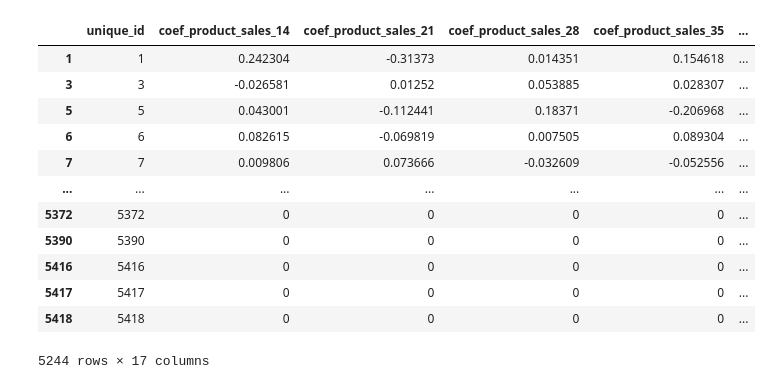
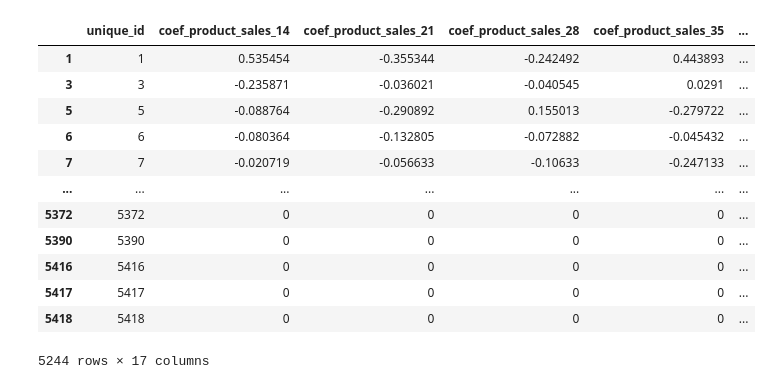
Before and after one commit to TylerFeemster/Rohlik-Sales-Forecasting, a Jupyter notebook: cvxpy.ipynb, the cells around one changed output. Saved outputs shown, nothing was run; the diff lists cells and outputs as text; code cells hidden in the pictures.

```diff
--- a/cvxpy.ipynb
+++ b/cvxpy.ipynb
@@ -11,7 +11,19 @@ df['city'] = df['warehouse'].apply(lambda x: x.split('_')[0])
 df['dayofweek'] = df['date'].dt.dayofweek
 df['year'] = df['date'].dt.year
 
-df['sales'] = np.sqrt(df['sell_price_main'] * df['sales'])
+warehouse_weight = {
+    'Brno_1': 0.060415,
+    'Budapest_1': 0.002977,
+    'Frankfurt_1': 1.355029,
+    'Munich_1': 1.762047,
+    'Prague_1': 0.066596,
+    'Prague_2': 0.038047,
+    'Prague_3': 0.031790
+}
+
+df['ware_wgt'] = df['warehouse'].apply(lambda x: warehouse_weight[x])
+
+df['sales'] = df['sell_price_main'] * df['sales'] * df['ware_wgt']
 
 df['discount_amount'] = df['sell_price_main'] * df[[f'type_{i}_discount' for i in range(7)]].max(axis=1)
 # %%
@@ -92,27 +129,4 @@ df = df.drop([f'lag_{i}' for i in OFF_PERIODS], axis=1)
 # %%
-import cvxpy as cp
-from tqdm import tqdm
-
-nec_cols = ['product_sales_14', 'product_sales_21', 'product_sales_28', 'product_sales_35',
-            'weekday_avg_sales', 'week_trend', 'week_moving_trend', 'moving', 'normed_week_mean',
-            'normed_week_median', 'discount_amount'] + [f'lag_{i}' for i in [14, 21, 28, 35]]
-
-def mae_reg(X: pd.DataFrame, y: pd.Series):
-    X_np = X.to_numpy()
-    y_np = y.to_numpy()
-
-    _, d = X_np.shape
-    beta = cp.Variable(d)
-    intercept = cp.Variable()
-
-    residuals = y_np - (X_np @ beta + intercept)
-    objective = cp.Minimize(cp.sum(cp.abs(residuals)))
-    problem = cp.Problem(objective)
-    problem.solve()
-
-    return beta.value, intercept.value
-
-
 size = df[['unique_id', 'date']].groupby('unique_id', observed=True).count(
 ).reset_index().rename(columns={'date': 'n_many'})
 small = size.loc[size['n_many'] < 60]
@@ -132,7 +146,7 @@ lil_ids = lil_df['unique_id'].unique().tolist()
 
 dict = {}
 for id in tqdm(disc_ids):
-    beta, intercept = mae_reg(
+    beta, intercept = mse_reg(
         big_df.loc[big_df['unique_id'] == id, nec_cols], big_df.loc[big_df['unique_id'] == id, 'sales'])
     dict[id] = {
         'unique_id': id,
@@ -144,40 +158,40 @@ no_disc = nec_cols.copy()
 no_disc.remove('discount_amount')
 
 for id in tqdm(no_disc_ids):
-    beta, intercept = mae_reg(
+    beta, intercept = mse_reg(
         big_df.loc[big_df['unique_id'] == id, no_disc], big_df.loc[big_df['unique_id'] == id, 'sales'])
     dict[id] = {
         'unique_id': id,
         **{'coef_' + col: coef for col, coef in zip(no_disc, beta)},
         'coef_discount_amount': 0,
         'intercept': intercept
     }
 
 smol_cols = ['weekday_avg_sales']
 non_cols = nec_cols.copy()
 for col in smol_cols:
     non_cols.remove(col)
 for id in tqdm(lil_ids):
-    beta, intercept = mae_reg(
+    beta, intercept = mse_reg(
         lil_df.loc[lil_df['unique_id'] == id, smol_cols], lil_df.loc[lil_df['unique_id'] == id, 'sales'])
     dict[id] = {
         'unique_id': id,
         **{'coef_' + col: coef for col, coef in zip(smol_cols, beta)},
         **{'coef_' + col: 0 for col in non_cols},
         'intercept': intercept
     }
 
 dataframe = pd.DataFrame(dict).T
 dataframe['unique_id'] = dataframe['unique_id'].astype(int)
 display(dataframe)
 dataframe.to_csv('./trend_coefs.csv', index=False)
 # %% [output]
 |  | unique_id | coef_product_sales_14 | coef_product_sales_21 | coef_product_sales_28 | coef_product_sales_35 | ... |
-| 1 | 1 | 0.242304 | -0.31373 | 0.014351 | 0.154618 | ... |
-| 3 | 3 | -0.026581 | 0.01252 | 0.053885 | 0.028307 | ... |
-| 5 | 5 | 0.043001 | -0.112441 | 0.18371 | -0.206968 | ... |
-| 6 | 6 | 0.082615 | -0.069819 | 0.007505 | 0.089304 | ... |
-| 7 | 7 | 0.009806 | 0.073666 | -0.032609 | -0.052556 | ... |
+| 1 | 1 | 0.535454 | -0.355344 | -0.242492 | 0.443893 | ... |
+| 3 | 3 | -0.235871 | -0.036021 | -0.040545 | 0.0291 | ... |
+| 5 | 5 | -0.088764 | -0.290892 | 0.155013 | -0.279722 | ... |
+| 6 | 6 | -0.080364 | -0.132805 | -0.072882 | -0.045432 | ... |
+| 7 | 7 | -0.020719 | -0.056633 | -0.10633 | -0.247133 | ... |
 | ... | ... | ... | ... | ... | ... | ... |
 | 5372 | 5372 | 0 | 0 | 0 | 0 | ... |
 | 5390 | 5390 | 0 | 0 | 0 | 0 | ... |
```
Also changed, not shown: parts of 1 cell of this notebook, 4 other files.
